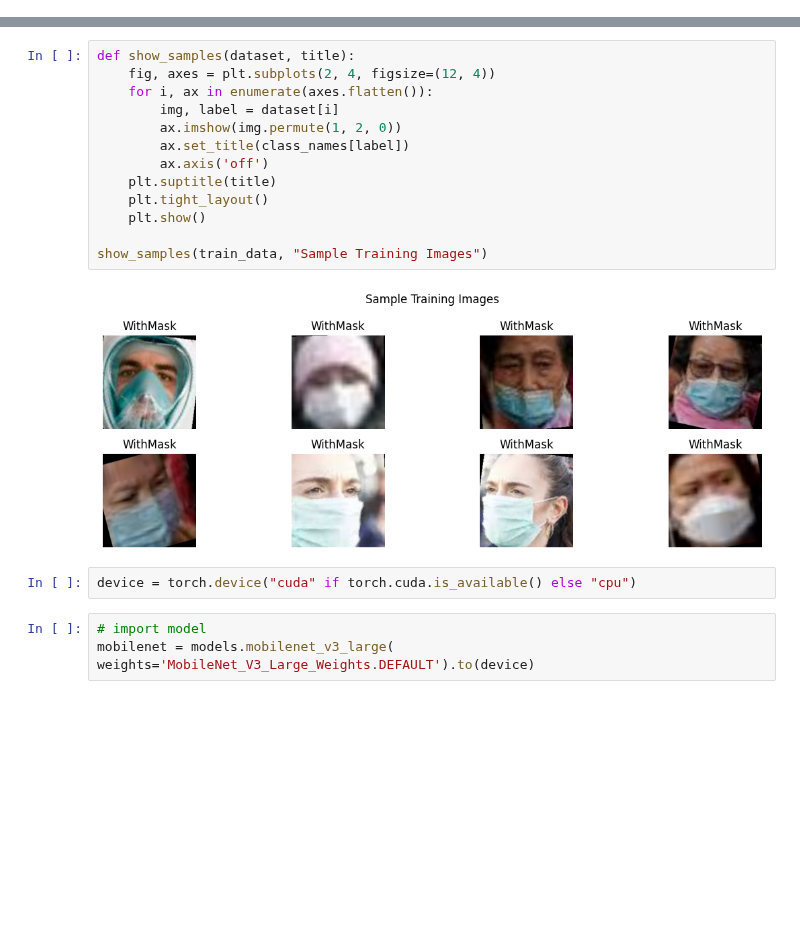
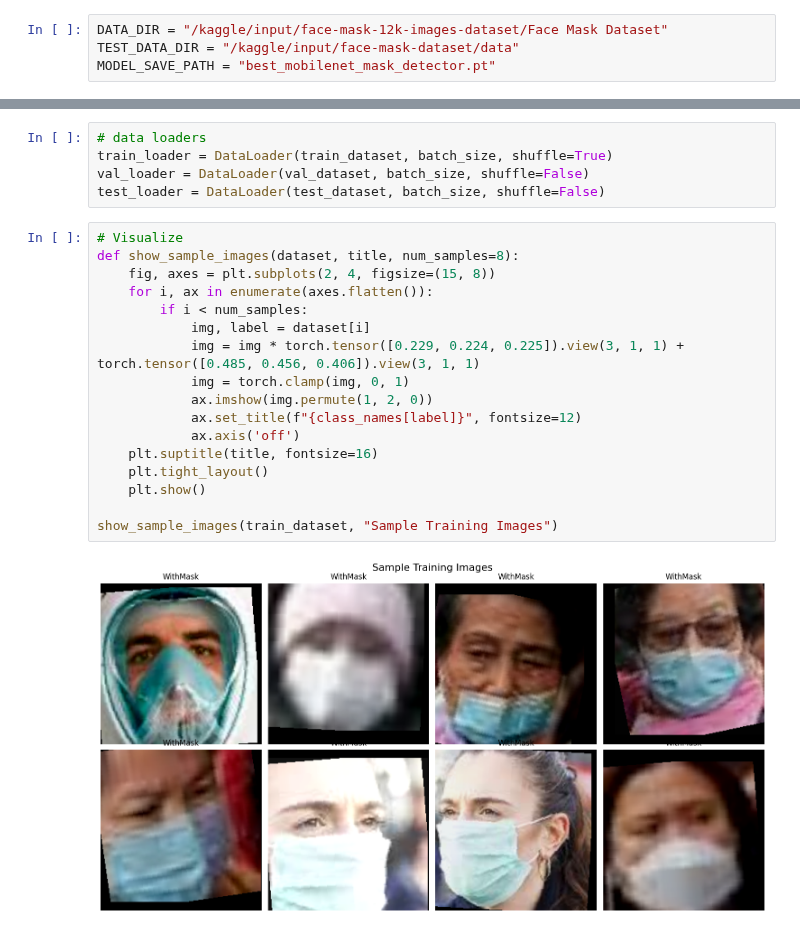
Before and after one commit to iamaber/real-time-face-mask-detection, a Jupyter notebook: notebook/Mask Detection.ipynb, the cells around one changed output, grey strips where cells are left out. Cells and saved outputs as stored; diff of their text form; blank space fills up the shorter version.

```diff
--- a/notebook/Mask Detection.ipynb
+++ b/notebook/Mask Detection.ipynb
@@ -16,0 +22,4 @@ data_dir = "/home/abir/Repos/real-time-face-mask-detection/data"
+# %%
+DATA_DIR = "/kaggle/input/face-mask-12k-images-dataset/Face Mask Dataset"
+TEST_DATA_DIR = "/kaggle/input/face-mask-dataset/data"
+MODEL_SAVE_PATH = "best_mobilenet_mask_detector.pt"
@@ -58,20 +72,24 @@ Size of the testing data is 992
+# %%
+# data loaders
+train_loader = DataLoader(train_dataset, batch_size, shuffle=True)
+val_loader = DataLoader(val_dataset, batch_size, shuffle=False)
+test_loader = DataLoader(test_dataset, batch_size, shuffle=False)
 # %%
-def show_samples(dataset, title):
-    fig, axes = plt.subplots(2, 4, figsize=(12, 4))
+# Visualize
+def show_sample_images(dataset, title, num_samples=8):
+    fig, axes = plt.subplots(2, 4, figsize=(15, 8))
     for i, ax in enumerate(axes.flatten()):
-        img, label = dataset[i]
-        ax.imshow(img.permute(1, 2, 0))
-        ax.set_title(class_names[label])
-        ax.axis('off')
-    plt.suptitle(title)
+        if i < num_samples:
+            img, label = dataset[i]
+            img = img * torch.tensor([0.229, 0.224, 0.225]).view(3, 1, 1) + torch.tensor([0.485, 0.456, 0.406]).view(3, 1, 1)
+            img = torch.clamp(img, 0, 1)
+            ax.imshow(img.permute(1, 2, 0))
+            ax.set_title(f"{class_names[label]}", fontsize=12)
+            ax.axis('off')
+    plt.suptitle(title, fontsize=16)
     plt.tight_layout()
     plt.show()
 
-show_samples(train_data, "Sample Training Images")
+show_sample_images(train_dataset, "Sample Training Images")
 # %% [output]
-[figure, old version]
+[figure, new version]
-# %%
-device = torch.device("cuda" if torch.cuda.is_available() else "cpu")
-# %%
-# import model
-mobilenet = models.mobilenet_v3_large( weights='MobileNet_V3_Large_Weights.DEFAULT').to(device)
```
Also changed, not shown: parts of 25 cells of this notebook.
